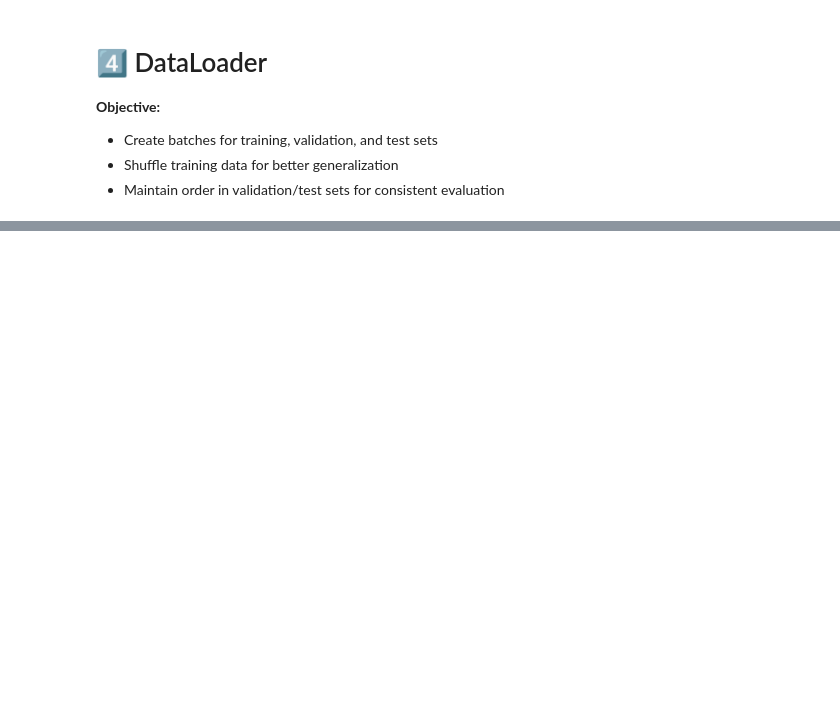
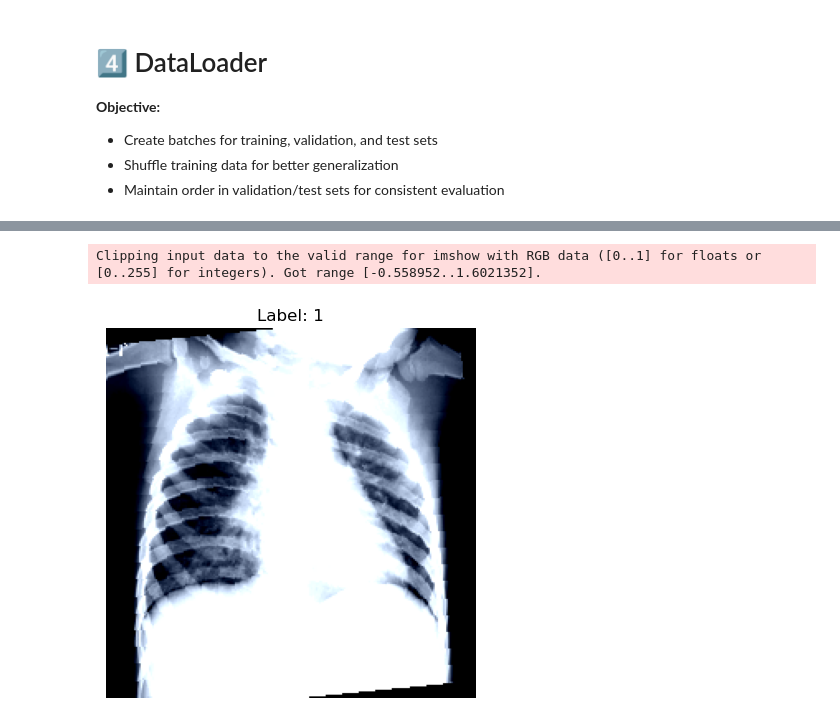
Before and after one commit to kalim83266/chest-xray-pneumonia-detection, a Jupyter notebook: notebooks/Chest_XRay_Classification.ipynb, the cells around one changed output, grey strips where cells are left out. Drawn from its saved outputs; the diff is of its cells as text; code cells hidden in the pictures; blank space fills up the shorter version.

```diff
--- a/notebooks/Chest_XRay_Classification.ipynb
+++ b/notebooks/Chest_XRay_Classification.ipynb
@@ -67,15 +66,19 @@ Using device: cpu
 # 2️⃣ Data Transforms
 train_transform = transforms.Compose([
     transforms.Resize((224, 224)),
-    transforms.RandomHorizontalFlip(),  # Augmentation
+    transforms.RandomHorizontalFlip(),
+    transforms.RandomRotation(15),
+    transforms.ColorJitter(brightness=0.2, contrast=0.2),
     transforms.ToTensor(),
-    transforms.Normalize([0.5], [0.5])
+    transforms.Normalize([0.485, 0.456, 0.406],
+                         [0.229, 0.224, 0.225])
 ])
 
 val_test_transform = transforms.Compose([
     transforms.Resize((224, 224)),
     transforms.ToTensor(),
-    transforms.Normalize([0.5], [0.5])
+    transforms.Normalize([0.485, 0.456, 0.406],
+                         [0.229, 0.224, 0.225])
 ])
 # %% [markdown]
 # 3️⃣ Dataset Loading
@@ -99,0 +92,19 @@ print(f"Number of test images: {len(test_dataset)}")
+# %%
+# ===============================
+# Step 4️⃣: Dataset Loading
+# ===============================
+from torchvision import datasets
+import os
+
+# Base dataset folder (relative to notebook folder)
+data_dir = "../data"  # one level up from notebooks folder
+
+# Dataset loading using ImageFolder
+train_dataset = datasets.ImageFolder(root=os.path.join(data_dir, "train"), transform=train_transform)
+val_dataset   = datasets.ImageFolder(root=os.path.join(data_dir, "val"), transform=val_test_transform)
+test_dataset  = datasets.ImageFolder(root=os.path.join(data_dir, "test"), transform=val_test_transform)
+
+# Print number of images in each set
+print(f"Number of training images: {len(train_dataset)}")
+print(f"Number of validation images: {len(val_dataset)}")
+print(f"Number of test images: {len(test_dataset)}")
@@ -118,0 +144,12 @@ print(f"Labels: {labels}")
+# %%
+# 5️⃣ Visualize first image in the batch
+img = images[0].numpy().transpose((1, 2, 0))  # C,H,W → H,W,C
+img = (img * 0.5) + 0.5                        # Denormalize to [0,1]
+
+plt.imshow(img.squeeze(), cmap='gray')
+plt.title(f"Label: {labels[0].item()}")
+plt.axis('off')
+plt.show()
+# %% [output]
+Clipping input data to the valid range for imshow with RGB data ([0..1] for floats or [0..255] for integers). Got range [-0.558952..1.6021352].
+[figure, added]
```
Also changed, not shown: parts of 25 cells of this notebook.
